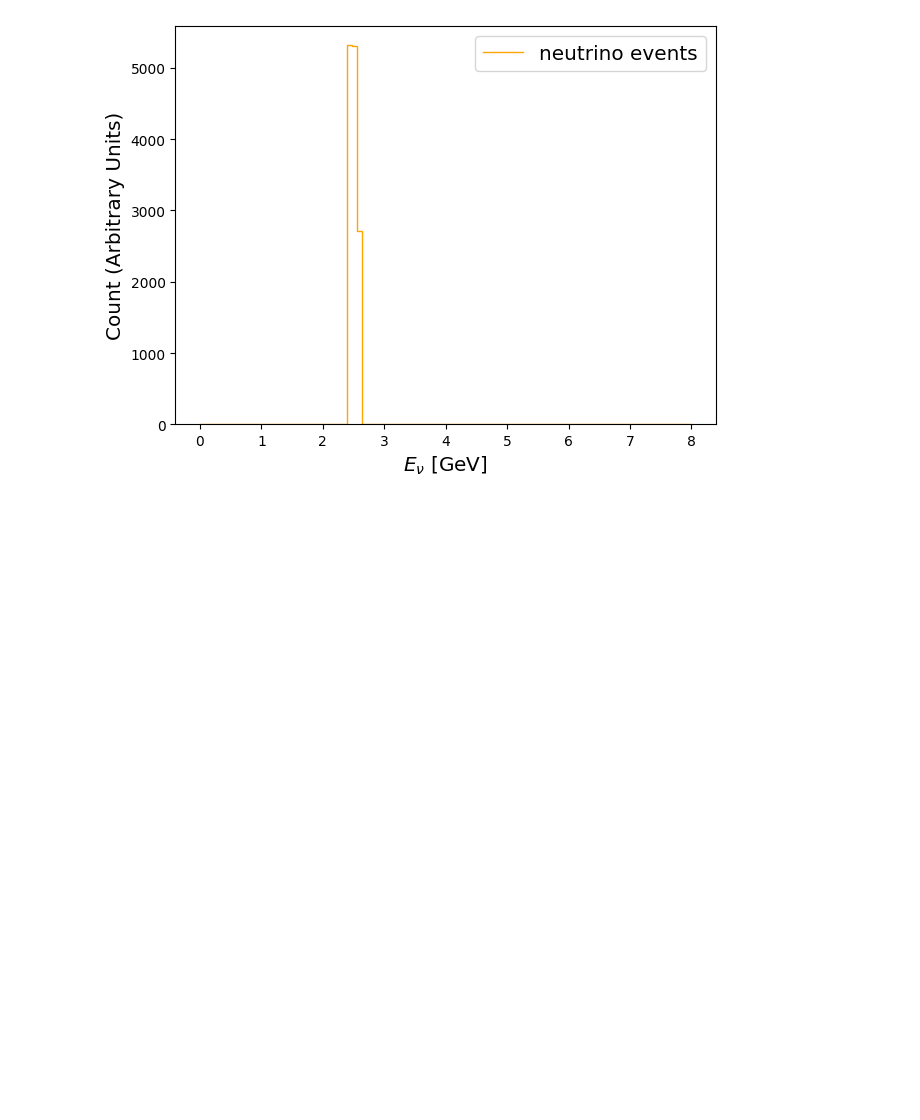
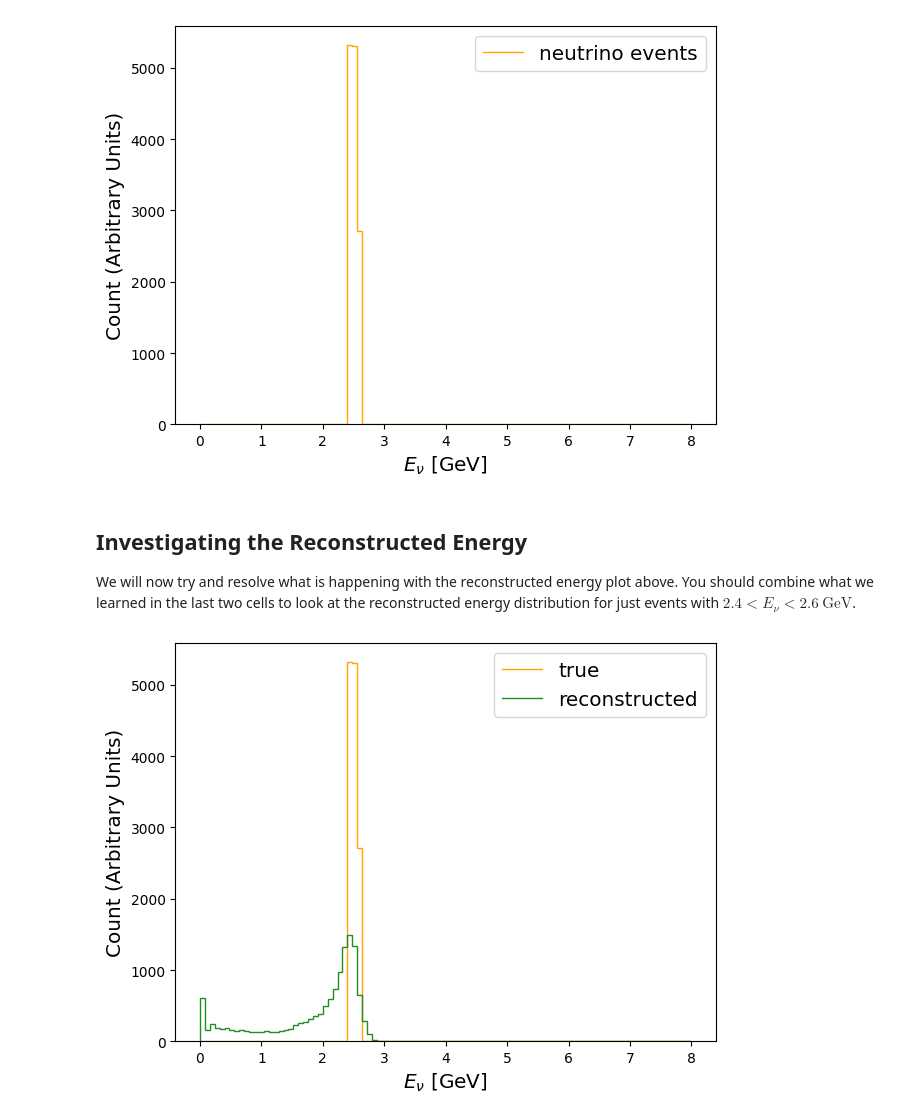
Before and after one commit to luketpickering/NuOscWE, a Jupyter notebook: EventSamples.ipynb, the cells around one changed output. Cells and saved outputs as stored; diff of their text form; code cells hidden in the pictures; blank space fills up the shorter version.

```diff
--- a/EventSamples.ipynb
+++ b/EventSamples.ipynb
@@ -366,4 +380,31 @@ plt.show()
 # %% [output]
 [figure]
 # %% [markdown]
-##
+## Investigating the Reconstructed Energy
+
+We will now try and resolve what is happening with the reconstructed energy plot above. You should combine what we learned in the last two cells to look at the reconstructed energy distribution for just events with $2.4  < E_\nu < 2.6\ \mathrm{GeV}$.
+# %%
+subsample_2_5GeV = simulated_events_nu_mode[ (simulated_events_nu_mode["E_neutrino"] > 2.4) \
+                                              & (simulated_events_nu_mode["E_neutrino"] < 2.6) ]
+start = 0
+stop = 8 # enter maximum binned energy here
+nbins = 100 # enter a number of bins here
+num = nbins + 1
+
+# then pass the subsample into the histogram helper function
+hist = hist1d(data=subsample_2_5GeV["E_neutrino"], bins=np.linspace(start=start, stop=stop, num=num))
+drawhist1d(hist=hist, color="orange", label="true")
+
+reconstructed_neutrino_energy = ReconstructedNeutrinoEnergy(subsample_2_5GeV, reconstruction_params)
+
+recoenu_hist = hist1d(data=reconstructed_neutrino_energy, bins=np.linspace(start=start, stop=stop, num=num))
+drawhist1d(hist=recoenu_hist, color="forestgreen", label="reconstructed")
+
+plt.xlabel(r"$E_{\nu}$ [GeV]", size="x-large")
+plt.ylabel("Count (Arbitrary Units)", size="x-large")
+
+plt.legend(fontsize="x-large")
+plt.tight_layout()
+plt.show()
+# %% [output]
+[figure, added]
```
Also changed, not shown: parts of 24 cells of this notebook.
